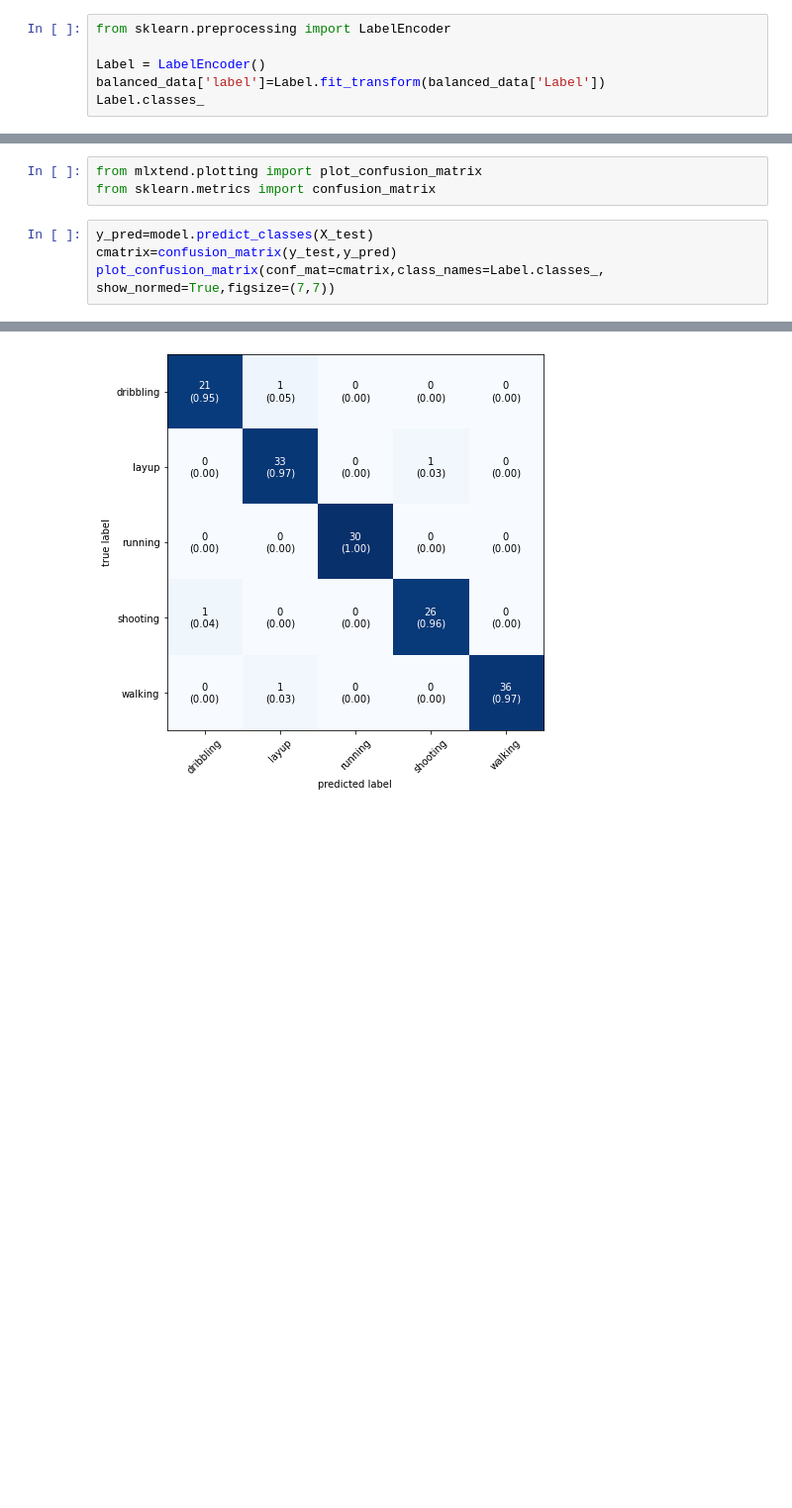
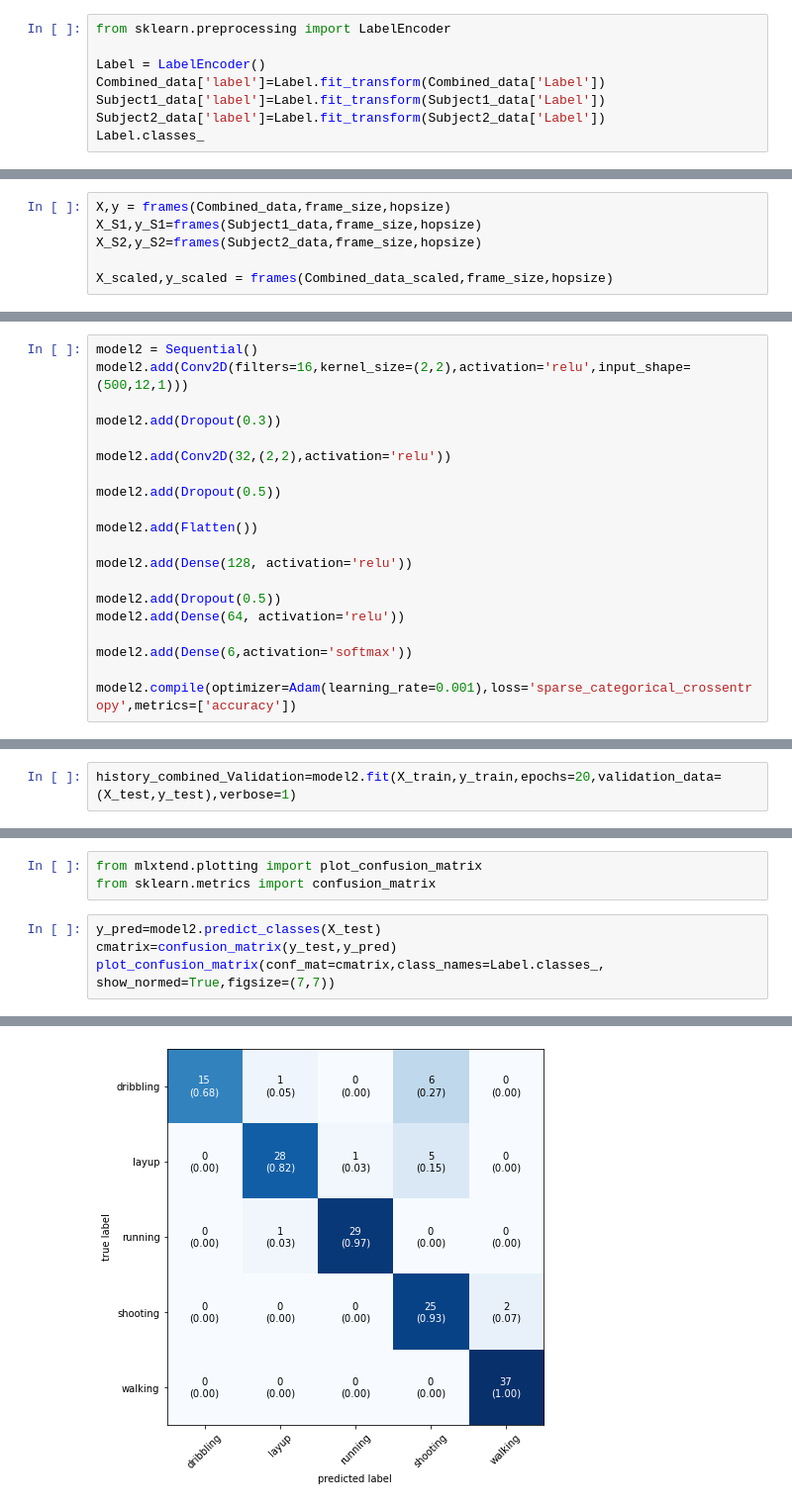
Before and after one commit to srirampallav/Basketball-ActiviesClassifier, a Jupyter notebook: Jnotes/SampleModel.ipynb, the cells around one changed output, grey strips where cells are left out. Shown at 99% size. Cells and saved outputs as stored; diff of their text form; blank space fills up the shorter version.

```diff
--- a/Jnotes/SampleModel.ipynb
+++ b/Jnotes/SampleModel.ipynb
@@ -96,7 +109,9 @@ Name: Label, dtype: int64
 from sklearn.preprocessing import LabelEncoder
 
 Label = LabelEncoder()
-balanced_data['label']=Label.fit_transform(balanced_data['Label'])
+Combined_data['label']=Label.fit_transform(Combined_data['Label'])
+Subject1_data['label']=Label.fit_transform(Subject1_data['Label'])
+Subject2_data['label']=Label.fit_transform(Subject2_data['Label'])
 Label.classes_
 # %% [output]
 array(['dribbling', 'layup', 'running', 'shooting', 'walking'],
@@ -250,0 +173,6 @@ Epoch 15/15
+# %%
+X,y = frames(Combined_data,frame_size,hopsize)
+X_S1,y_S1=frames(Subject1_data,frame_size,hopsize)
+X_S2,y_S2=frames(Subject2_data,frame_size,hopsize)
+
+X_scaled,y_scaled = frames(Combined_data_scaled,frame_size,hopsize)
@@ -250,0 +248,20 @@ Epoch 15/15
+# %%
+model2 = Sequential()
+model2.add(Conv2D(filters=16,kernel_size=(2,2),activation='relu',input_shape=(500,12,1)))
+
+model2.add(Dropout(0.3))
+
+model2.add(Conv2D(32,(2,2),activation='relu'))
+
+model2.add(Dropout(0.5))
+
+model2.add(Flatten())
+
+model2.add(Dense(128, activation='relu'))
+
+model2.add(Dropout(0.5))
+model2.add(Dense(64, activation='relu'))
+
+model2.add(Dense(6,activation='softmax'))
+
+model2.compile(optimizer=Adam(learning_rate=0.001),loss='sparse_categorical_crossentropy',metrics=['accuracy'])
@@ -250,0 +354,2 @@ Epoch 15/15
+# %%
+history_combined_Validation=model2.fit(X_train,y_train,epochs=20,validation_data=(X_test,y_test),verbose=1)
@@ -287,10 +442,10 @@ INFO:tensorflow:Assets written to: Model1\assets
 from mlxtend.plotting import plot_confusion_matrix
 from sklearn.metrics import confusion_matrix
 # %%
-y_pred=model.predict_classes(X_test)
+y_pred=model2.predict_classes(X_test)
 cmatrix=confusion_matrix(y_test,y_pred)
 plot_confusion_matrix(conf_mat=cmatrix,class_names=Label.classes_, show_normed=True,figsize=(7,7))
 # %% [output]
 (<Figure size 504x504 with 1 Axes>,
  <AxesSubplot:xlabel='predicted label', ylabel='true label'>)
-[figure, old version]
+[figure, new version]
```
Also changed, not shown: parts of 88 cells of this notebook.
